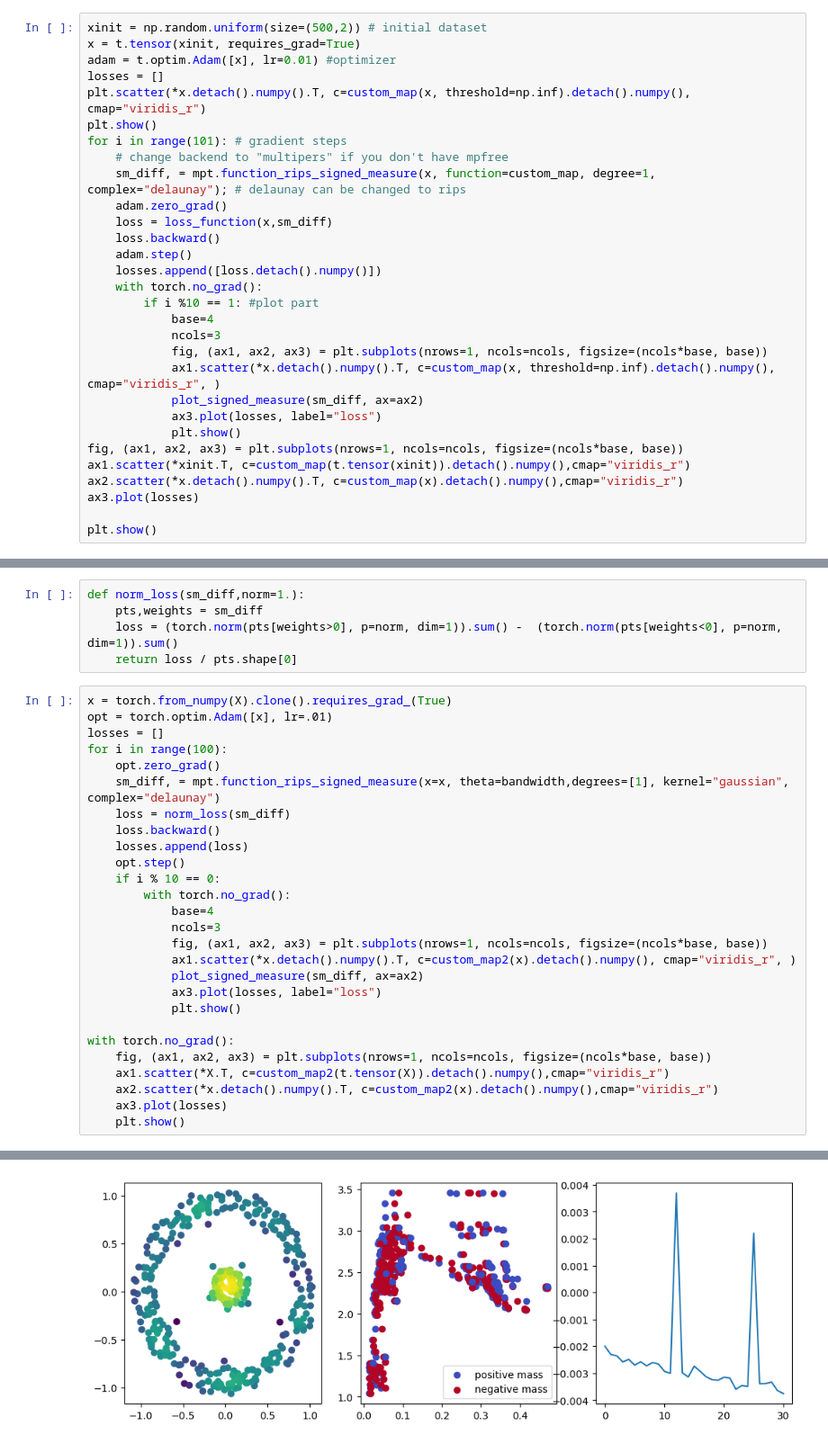
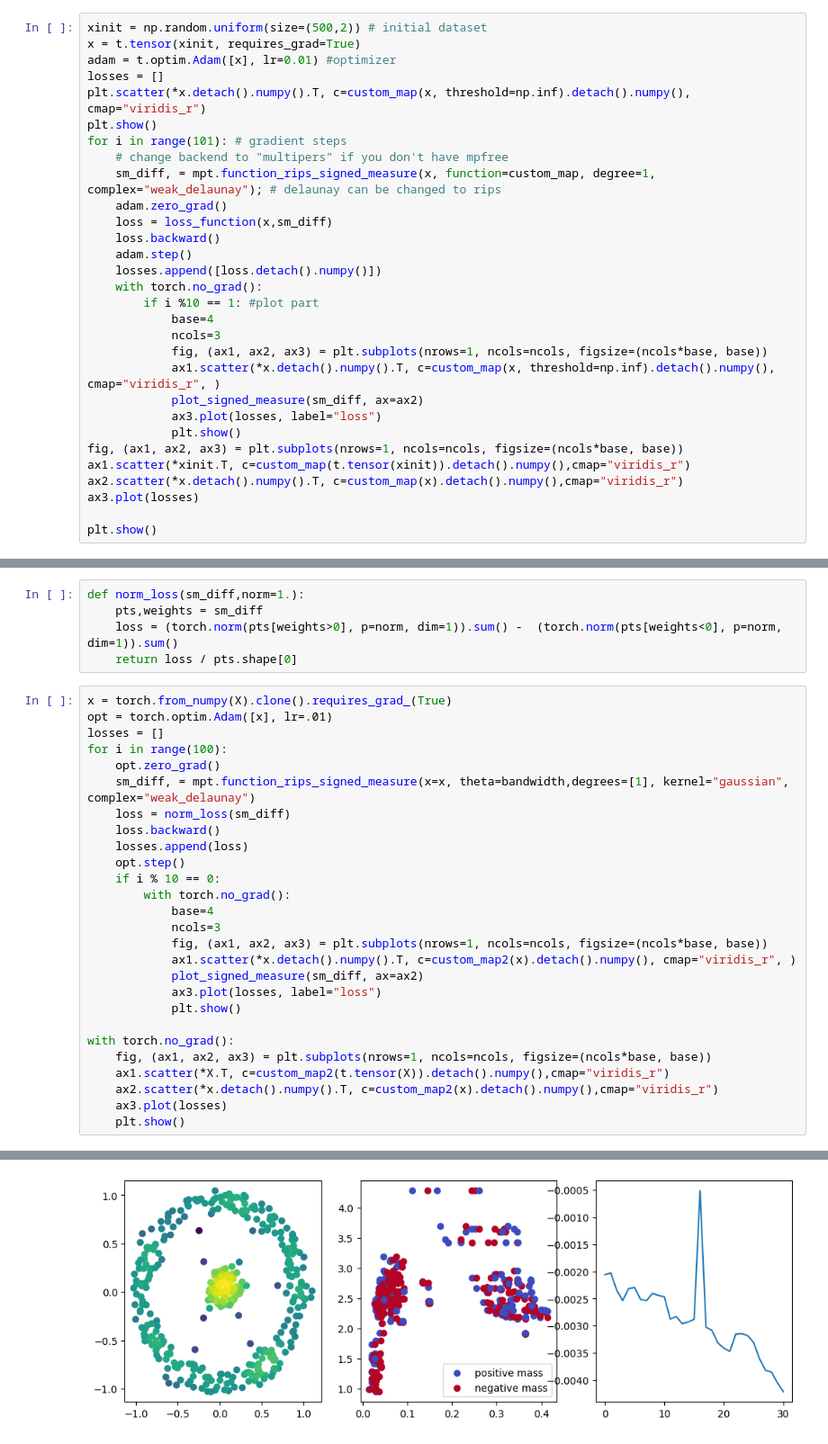
Before and after one commit to DavidLapous/multipers, a Jupyter notebook: docs/notebooks/rips_density_autodiff.ipynb, the cells around one changed output, grey strips where cells are left out. Shown at 90% size. Drawn from its saved outputs; the diff is of its cells as text.

```diff
--- a/docs/notebooks/rips_density_autodiff.ipynb
+++ b/docs/notebooks/rips_density_autodiff.ipynb
@@ -106,7 +108,7 @@ plt.scatter(*x.detach().numpy().T, c=custom_map(x, threshold=np.inf).detach().nu
 plt.show()
 for i in range(101): # gradient steps
     # change backend to "multipers" if you don't have mpfree
-    sm_diff, = mpt.function_rips_signed_measure(x, function=custom_map, degree=1, complex="delaunay"); # delaunay can be changed to rips
+    sm_diff, = mpt.function_rips_signed_measure(x, function=custom_map, degree=1, complex="weak_delaunay"); # delaunay can be changed to rips
     adam.zero_grad()
     loss = loss_function(x,sm_diff)
     loss.backward()
@@ -176,7 +178,7 @@ opt = torch.optim.Adam([x], lr=.01)
 losses = []
 for i in range(100):
     opt.zero_grad()
-    sm_diff, = mpt.function_rips_signed_measure(x=x, theta=bandwidth,degrees=[1], kernel="gaussian", complex="delaunay")
+    sm_diff, = mpt.function_rips_signed_measure(x=x, theta=bandwidth,degrees=[1], kernel="gaussian", complex="weak_delaunay")
     loss = norm_loss(sm_diff)
     loss.backward()
     losses.append(loss)
@@ -208 +206 @@ with torch.no_grad():
-[figure, old version]
+[figure, new version]
```
Also changed, not shown: parts of 7 cells of this notebook, 7 other files.
